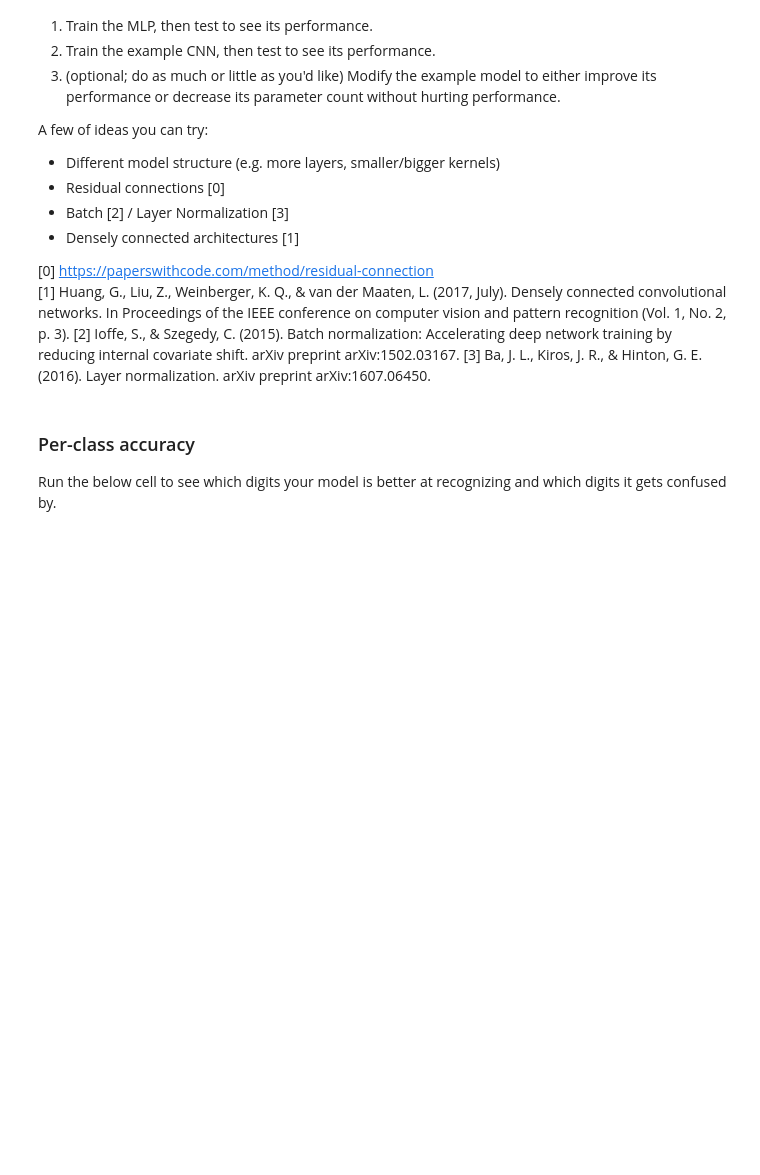
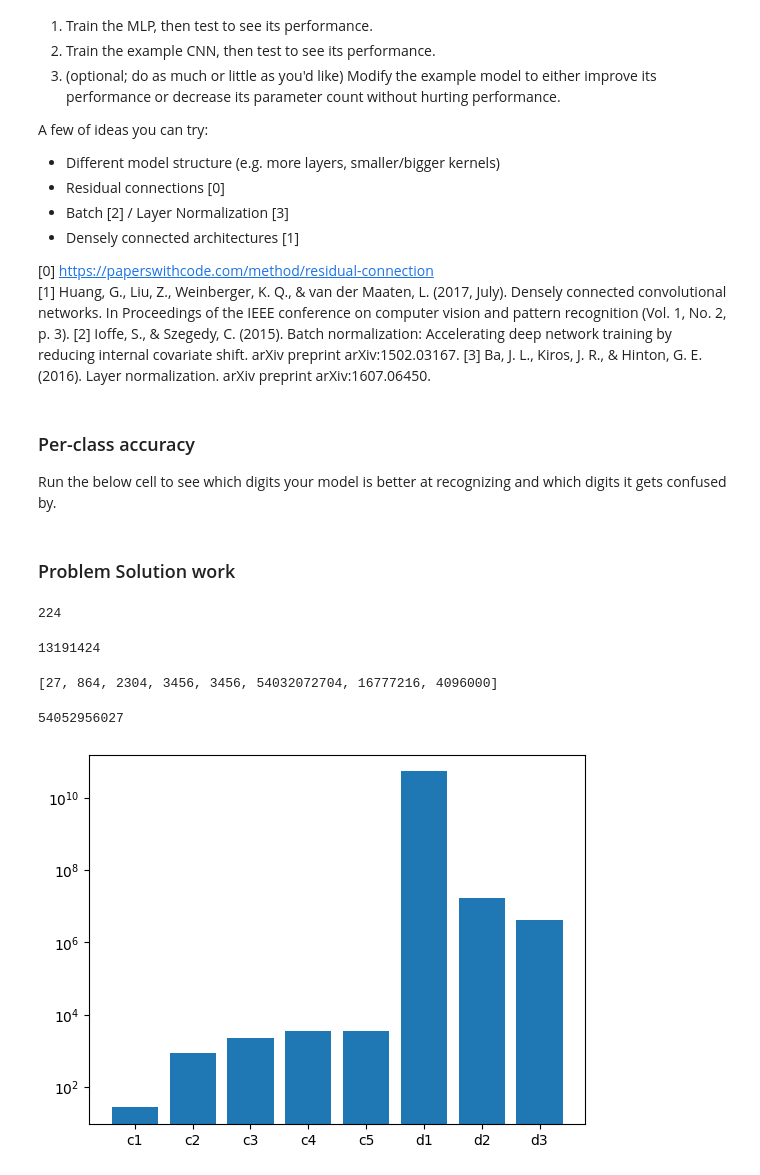
Before and after one commit to csci476-24w/476-lectures, a Jupyter notebook: notebooks/L16.ipynb, the cells around one changed output. Drawn from its saved outputs; the diff is of its cells as text; code cells hidden in the pictures; blank space fills up the shorter version.

```diff
--- a/notebooks/L16.ipynb
+++ b/notebooks/L16.ipynb
@@ -375,3 +377,38 @@ for data in testloader:
 
 for i in range(10):
     print('Accuracy of %5s : %2d %%' % (i, 100 * class_correct[i] / class_total[i]))
+# %% [markdown]
+### Problem Solution work
+# %%
+28*8
+# %% [output]
+224
+# %%
+227*227*256
+# %% [output]
+13191424
+# %%
+# problem 6, per-layer parameter counts
+layers = [f"c{i}" for i in range(1,6)] + [f"d{i}" for i in range(1,4)]
+layer_params = [
+  3*3*3,
+  3*3*96,
+  3*3*256,
+  3*3*384,
+  3*3*384,
+  (227*227*256)*4096,
+  4096*4096,
+  4096*1000]
+layer_params
+# %% [output]
+[27, 864, 2304, 3456, 3456, 54032072704, 16777216, 4096000]
+# %%
+sum(layer_params)
+# %% [output]
+54052956027
+# %%
+plt.bar(layers, layer_params)
+ax = plt.gca()
+ax.set_yscale('log')
+# %% [output]
+[figure, added]
```
Also changed, not shown: parts of 1 cell of this notebook, 5 other files.
